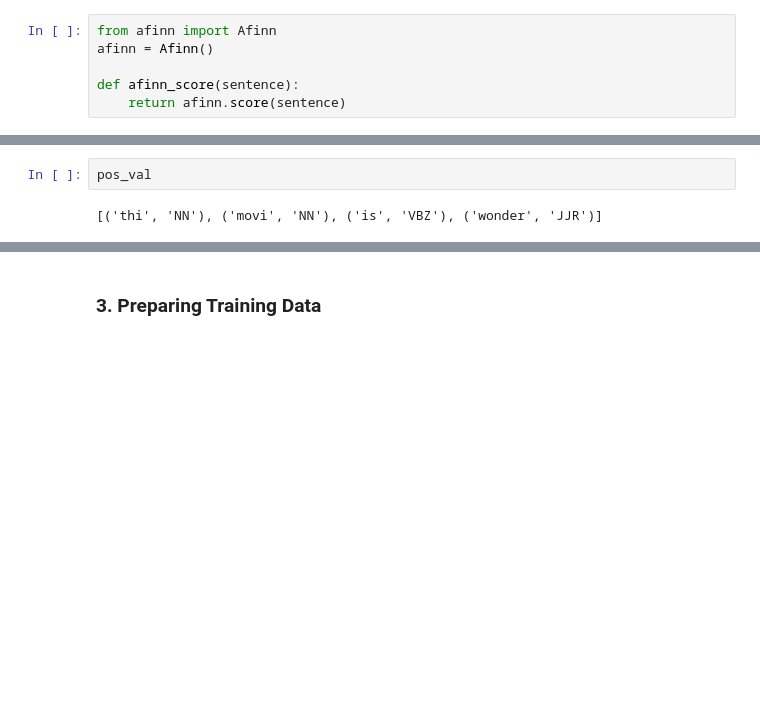
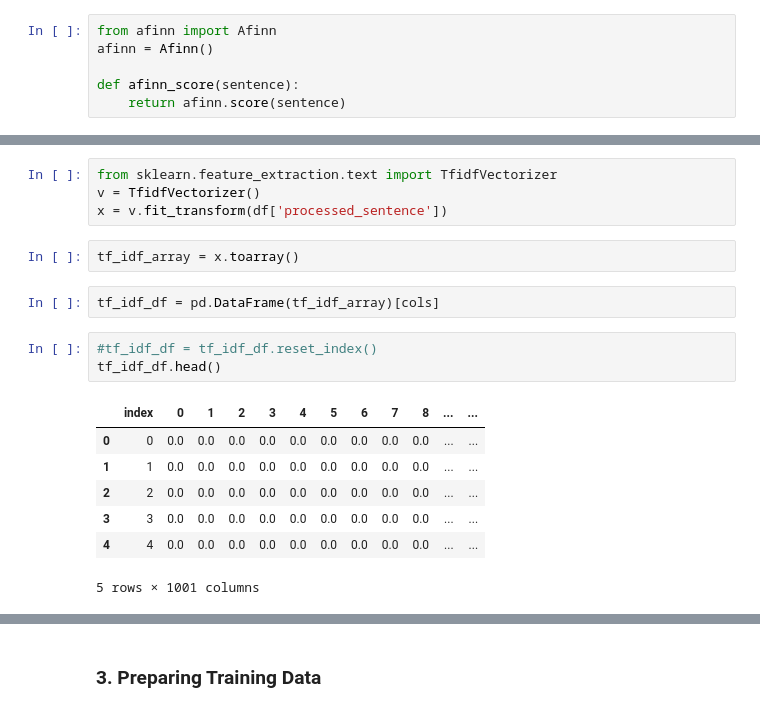
Before and after one commit to aijedi/Natural-Language-Processing, a Jupyter notebook: Sentiment Analysis of Tweets/Prepare the Data Frame and Feature Extraction.ipynb, the cells around one changed output, grey strips where cells are left out. Cells and saved outputs as stored; diff of their text form; blank space fills up the shorter version.

```diff
--- a/Sentiment Analysis of Tweets/Prepare the Data Frame and Feature Extraction.ipynb
+++ b/Sentiment Analysis of Tweets/Prepare the Data Frame and Feature Extraction.ipynb
@@ -265,4 +193,19 @@ senti_val=[ get_sentiment(x,y) for (x,y) in pos_val]
-# %%
-pos_val
-# %% [output]
-[('thi', 'NN'), ('movi', 'NN'), ('is', 'VBZ'), ('wonder', 'JJR')]
+# %%
+from sklearn.feature_extraction.text import TfidfVectorizer
+v = TfidfVectorizer()
+x = v.fit_transform(df['processed_sentence'])
+# %%
+tf_idf_array = x.toarray()
+# %%
+tf_idf_df = pd.DataFrame(tf_idf_array)[cols]
+# %%
+#tf_idf_df = tf_idf_df.reset_index()
+tf_idf_df.head()
+# %% [output]
+|  | index | 0 | 1 | 2 | 3 | 4 | 5 | 6 | 7 | 8 | ... | ... |
+| 0 | 0 | 0.0 | 0.0 | 0.0 | 0.0 | 0.0 | 0.0 | 0.0 | 0.0 | 0.0 | ... | ... |
+| 1 | 1 | 0.0 | 0.0 | 0.0 | 0.0 | 0.0 | 0.0 | 0.0 | 0.0 | 0.0 | ... | ... |
+| 2 | 2 | 0.0 | 0.0 | 0.0 | 0.0 | 0.0 | 0.0 | 0.0 | 0.0 | 0.0 | ... | ... |
+| 3 | 3 | 0.0 | 0.0 | 0.0 | 0.0 | 0.0 | 0.0 | 0.0 | 0.0 | 0.0 | ... | ... |
+| 4 | 4 | 0.0 | 0.0 | 0.0 | 0.0 | 0.0 | 0.0 | 0.0 | 0.0 | 0.0 | ... | ... |
+5 rows × 1001 columns
```
Also changed, not shown: parts of 30 cells of this notebook.
